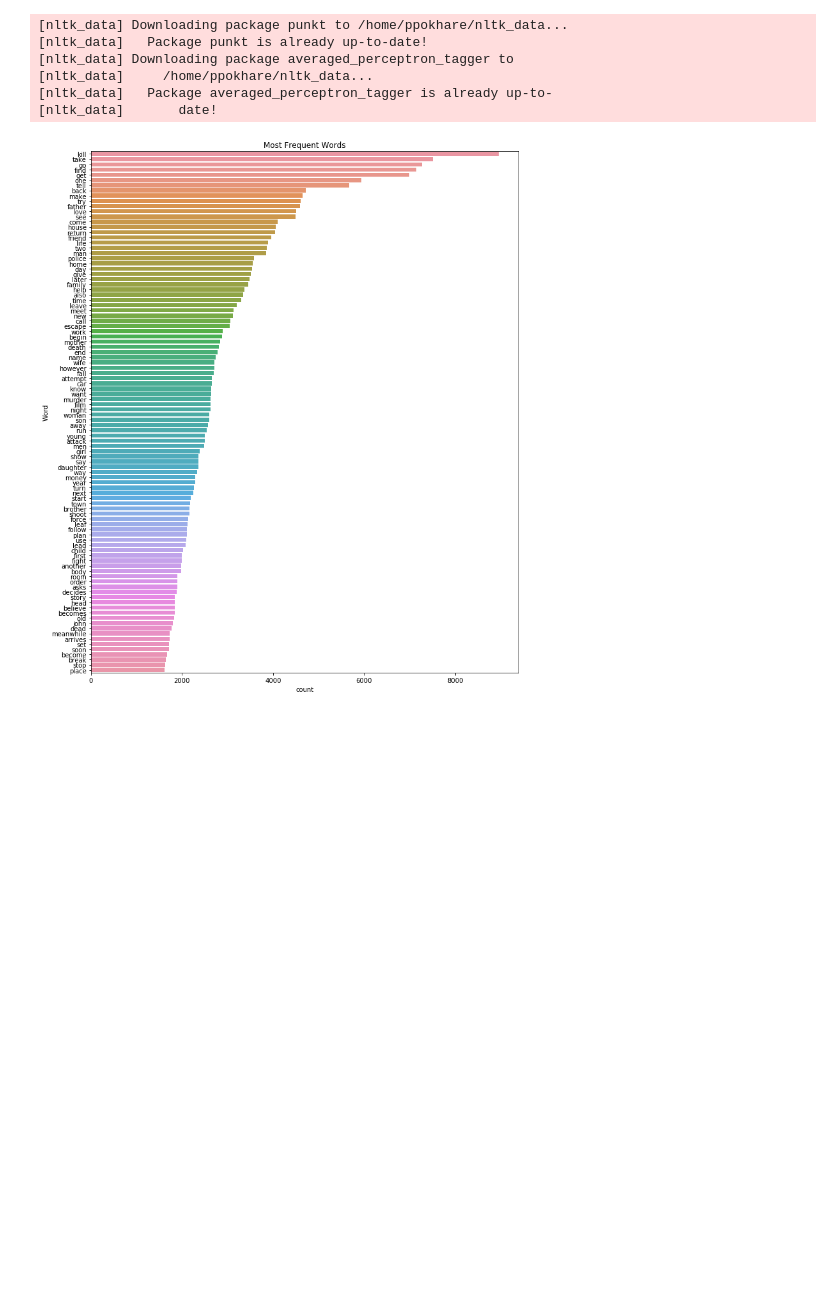
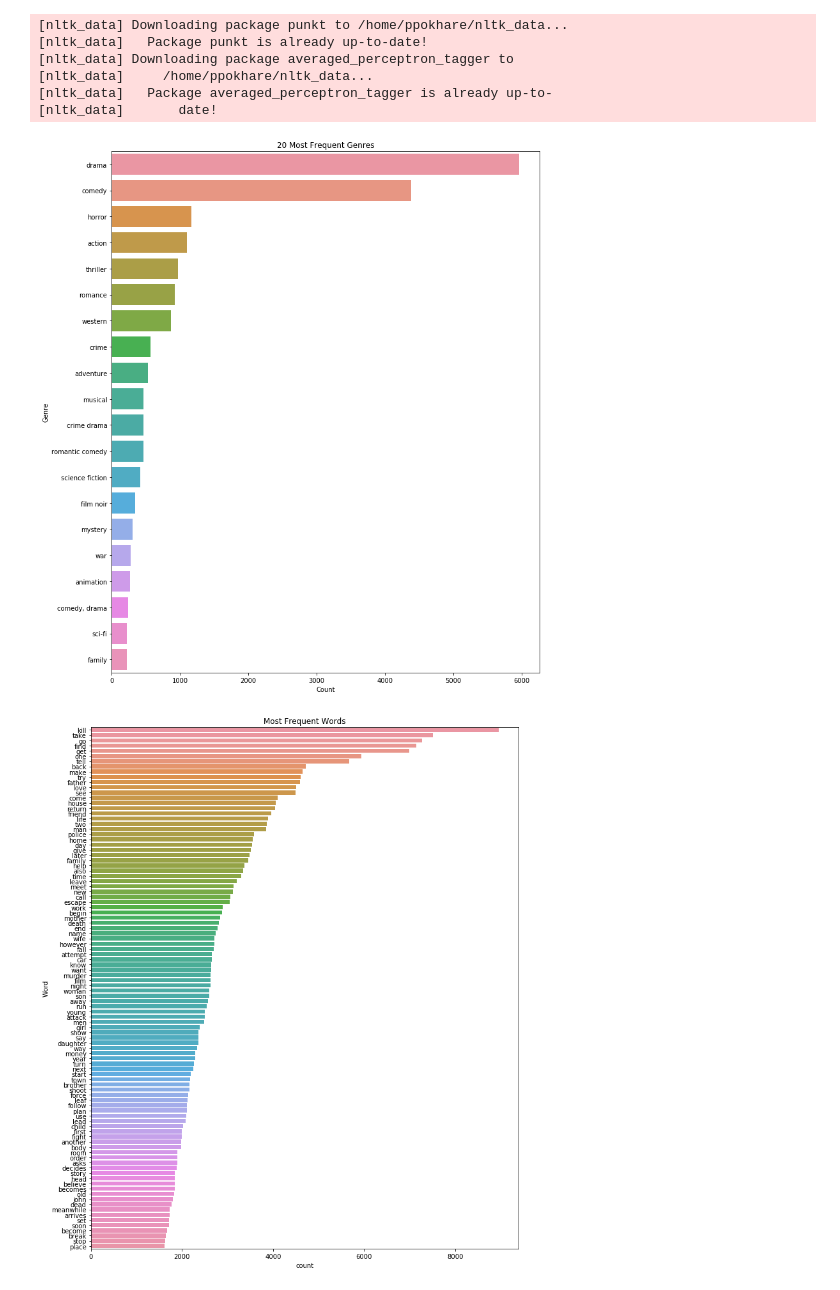
Before and after one commit to minavukovic/COGS118B, a Jupyter notebook: COGS118B.ipynb, the cells around one changed output. Saved outputs shown, nothing was run; the diff lists cells and outputs as text; code cells hidden in the pictures; blank space fills up the shorter version.

Commit message:
graphs

```diff
--- a/COGS118B.ipynb
+++ b/COGS118B.ipynb
@@ -80,6 +80,24 @@ df_train = pd.concat([df_horror_train,df_comedy_train, df_drama_train,df_action_
 #creating dataframes for all genres for testing
 df_test = pd.concat([df_horror_test,df_comedy_test, df_drama_test,df_action_test,df_thriller_test,df_romance_test,df_western_test])
 #df_test = pd.concat([df_horror_test,df_comedy_test])
+# %%
+# Most popular genres
+
+genres = []
+for g in df_all['Genre']:
+    genres.append(g)
+
+genres = nltk.FreqDist(genres)
+genres_df = pd.DataFrame({'Genre':list(genres.keys()), 'Count':list(genres.values())})
+
+d = genres_df.nlargest(columns="Count", n = 20)
+plt.figure(figsize=(12,15))
+ax = sns.barplot(data=d, x= "Count", y = "Genre")
+ax.set(ylabel = 'Genre')
+plt.title("20 Most Frequent Genres")
+plt.show()
+# %% [output]
+[figure, added]
 # %%
 # Check word type of a word
 def get_wordnet_pos(word):
```
Also changed, not shown: parts of 2 cells of this notebook.
